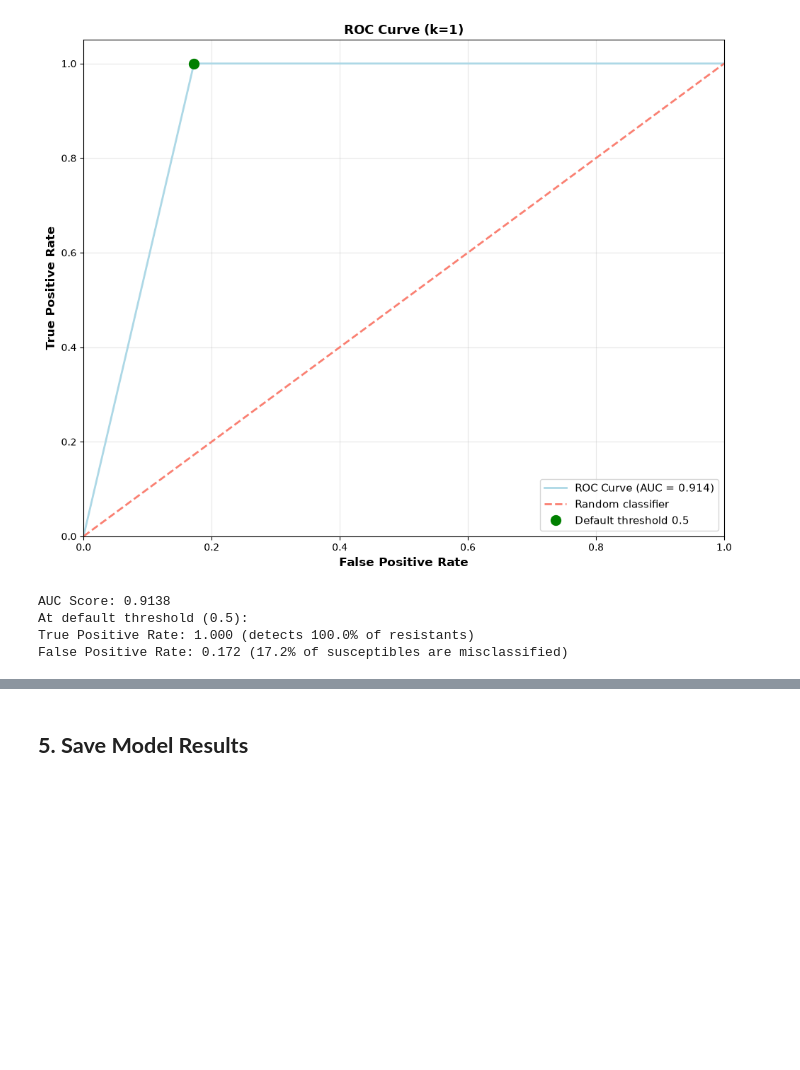
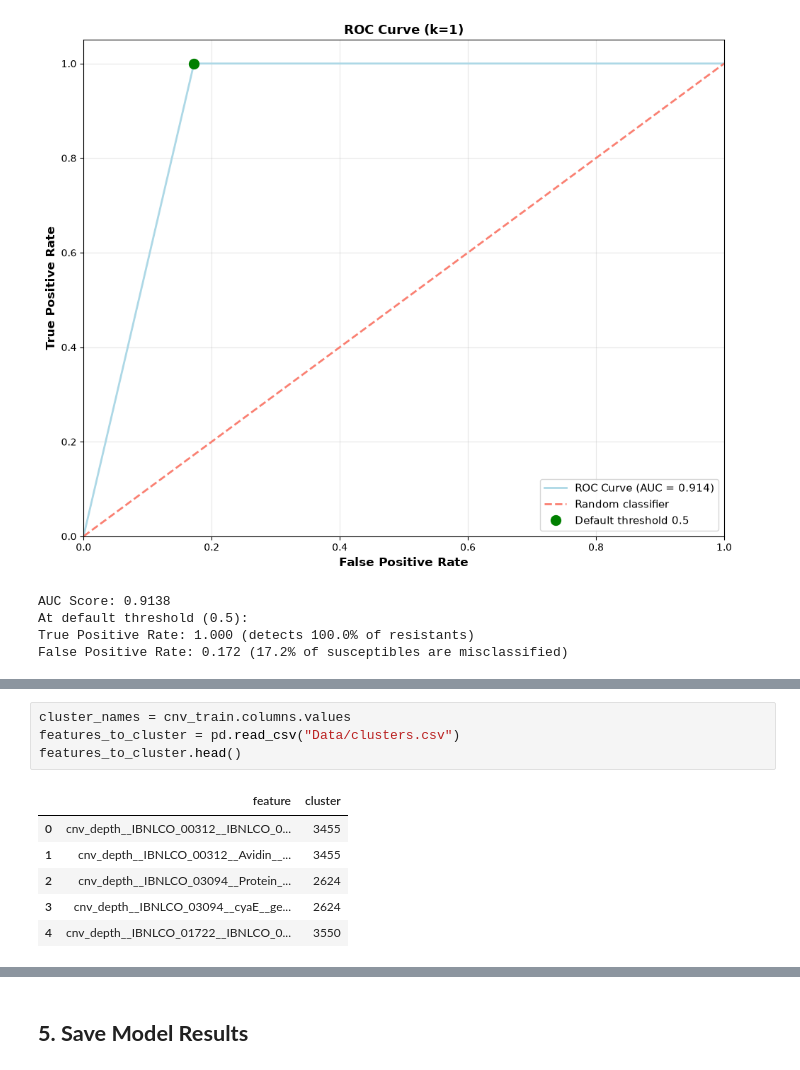
Before and after one commit to OphelieRutschmann/Burkholderia_ML, a Jupyter notebook: cnv_ML/06_knn_classification.ipynb, the cells around one changed output, grey strips where cells are left out. Drawn from its saved outputs; the diff is of its cells as text; blank space fills up the shorter version.

```diff
--- a/cnv_ML/06_knn_classification.ipynb
+++ b/cnv_ML/06_knn_classification.ipynb
@@ -293,0 +301,11 @@ False Positive Rate: 0.172 (17.2% of susceptibles are misclassified)
+# %%
+cluster_names = cnv_train.columns.values
+features_to_cluster = pd.read_csv("Data/clusters.csv")
+features_to_cluster.head()
+# %% [output]
+|  | feature | cluster |
+| 0 | cnv_depth__IBNLCO_00312__IBNLCO_0... | 3455 |
+| 1 | cnv_depth__IBNLCO_00312__Avidin__... | 3455 |
+| 2 | cnv_depth__IBNLCO_03094__Protein_... | 2624 |
+| 3 | cnv_depth__IBNLCO_03094__cyaE__ge... | 2624 |
+| 4 | cnv_depth__IBNLCO_01722__IBNLCO_0... | 3550 |
```
Also changed, not shown: parts of 16 cells of this notebook, 36 other files.
